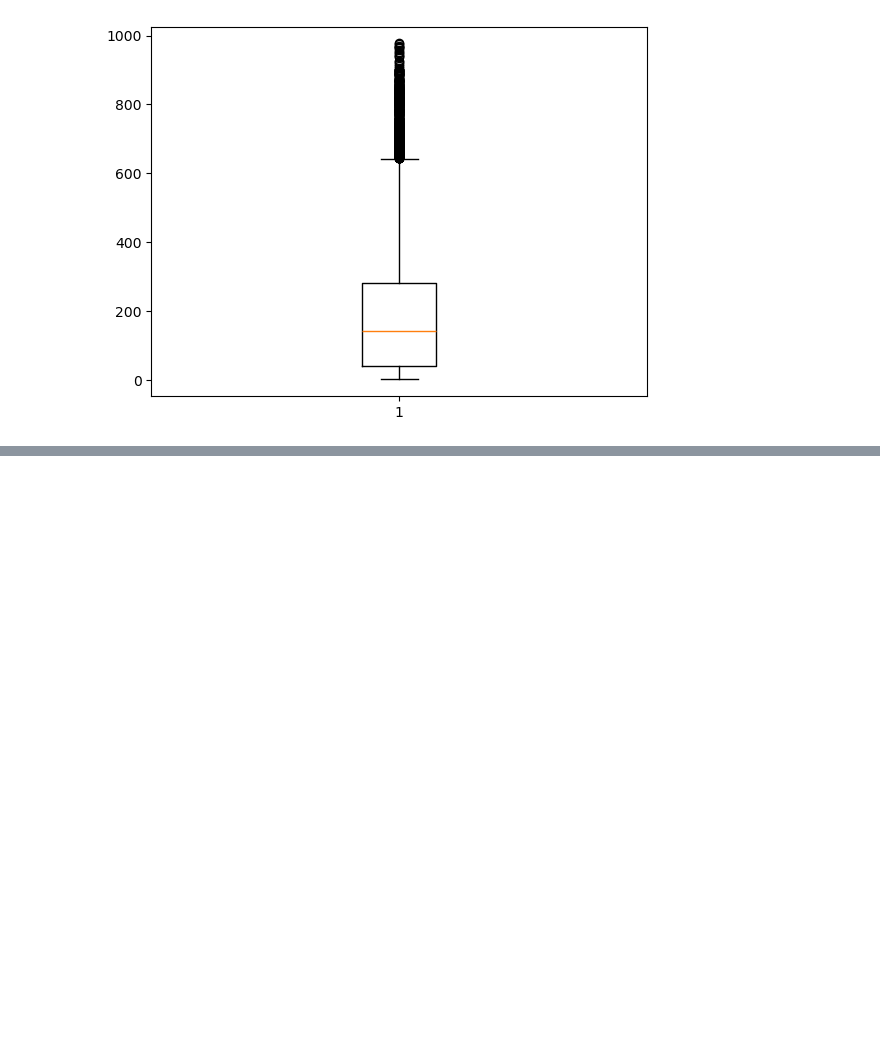
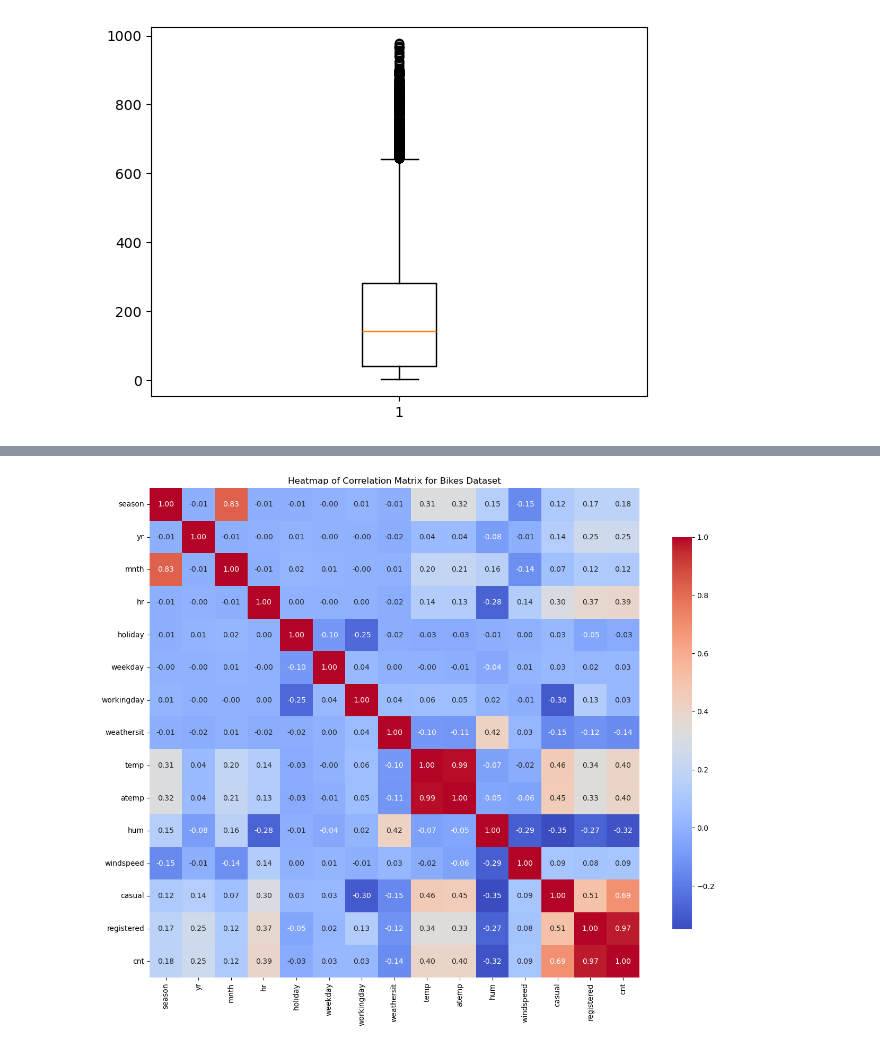
Before and after one commit to 2026623-Student/Statistical-Project, a Jupyter notebook: Bikes_Jupyter.ipynb, the cells around one changed output, grey strips where cells are left out. Cells and saved outputs as stored; diff of their text form; code cells hidden in the pictures; blank space fills up the shorter version.

Commit message:
Correlation Heatmap
added matrix

```diff
--- a/Bikes_Jupyter.ipynb
+++ b/Bikes_Jupyter.ipynb
@@ -199,3 +199,9 @@ plt.boxplot(df["cnt"])
 plt.show()
 # %% [output]
 [figure]
+# %%
+# Creating a correlation Heatmap
+
+numeric_df = df.select_dtypes(include="number")
+
+numeric_df.head()
@@ -201,0 +215,4 @@ plt.show()
+# %%
+correlation_matrix = numeric_df.corr()
+
+correlation_matrix
@@ -201,0 +236,8 @@ plt.show()
+# %%
+plt.figure(figsize=(16, 12))
+
+sns.heatmap(correlation_matrix,annot=True,fmt=".2f",cmap="coolwarm",square=True,cbar_kws={"shrink": .8})
+plt.title('Heatmap of Correlation Matrix for Bikes Dataset')
+plt.show()
+# %% [output]
+[figure, added]
```
Also changed, not shown: parts of 3 cells of this notebook, 1 other file.
